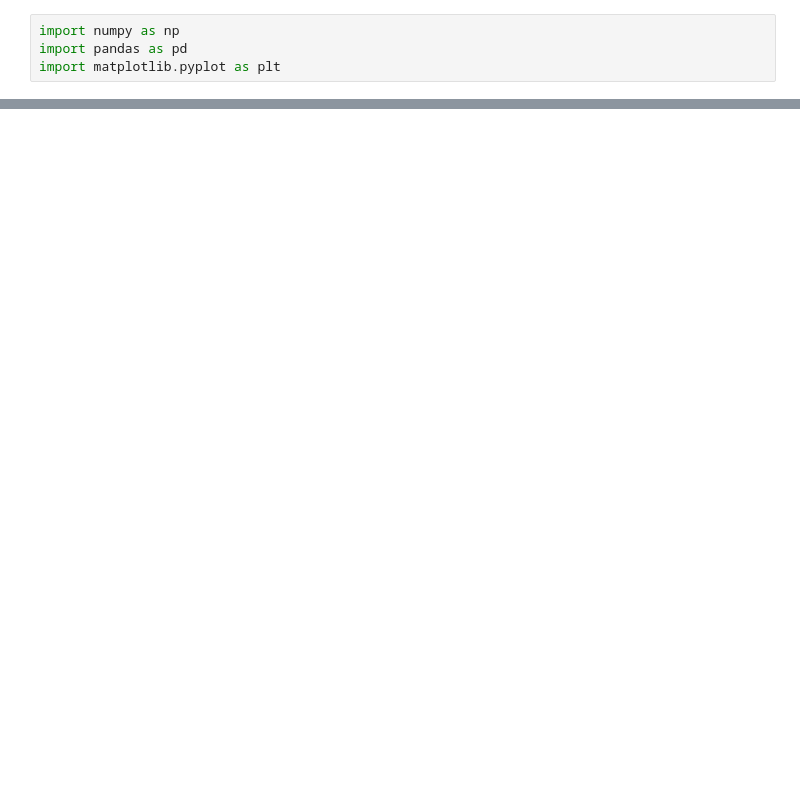
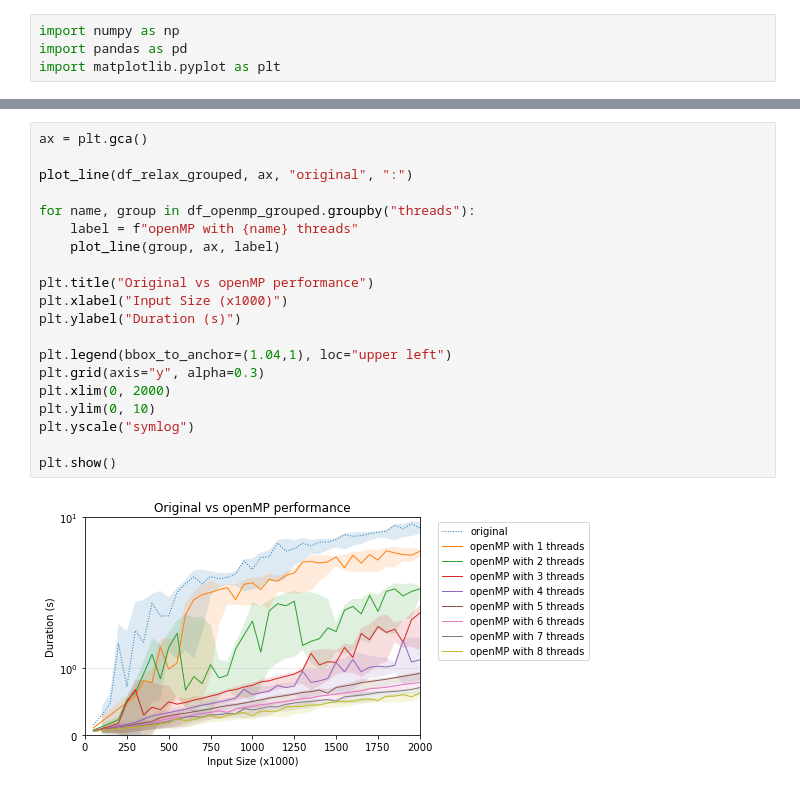
Before and after one commit to JordyAaldering/Parallel-Computing, a Jupyter notebook: evaluation/evaluation.ipynb, the cells around one changed output, grey strips where cells are left out. Drawn from its saved outputs; the diff is of its cells as text; blank space fills up the shorter version.

```diff
--- a/evaluation/evaluation.ipynb
+++ b/evaluation/evaluation.ipynb
@@ -52,0 +68,22 @@ plt.show()
+# %%
+ax = plt.gca()
+
+plot_line(df_relax_grouped, ax, "original", ":")
+
+for name, group in df_openmp_grouped.groupby("threads"):
+    label = f"openMP with {name} threads"
+    plot_line(group, ax, label)
+
+plt.title("Original vs openMP performance")
+plt.xlabel("Input Size (x1000)")
+plt.ylabel("Duration (s)")
+
+plt.legend(bbox_to_anchor=(1.04,1), loc="upper left")
+plt.grid(axis="y", alpha=0.3)
+plt.xlim(0, 2000)
+plt.ylim(0, 10)
+plt.yscale("symlog")
+
+plt.show()
+# %% [output]
+[figure, added]
```
Also changed, not shown: parts of 6 cells of this notebook, 1 other file.
